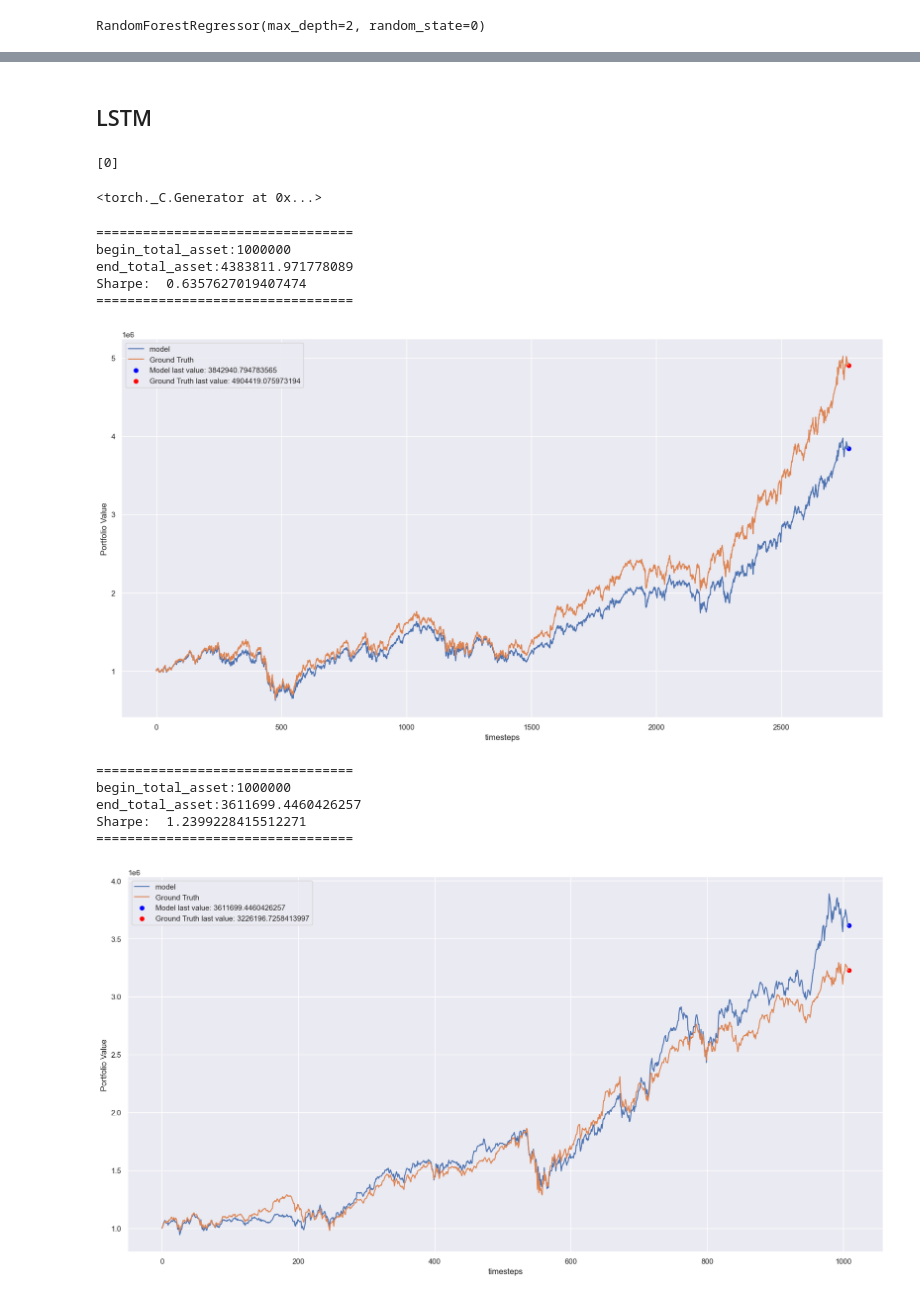
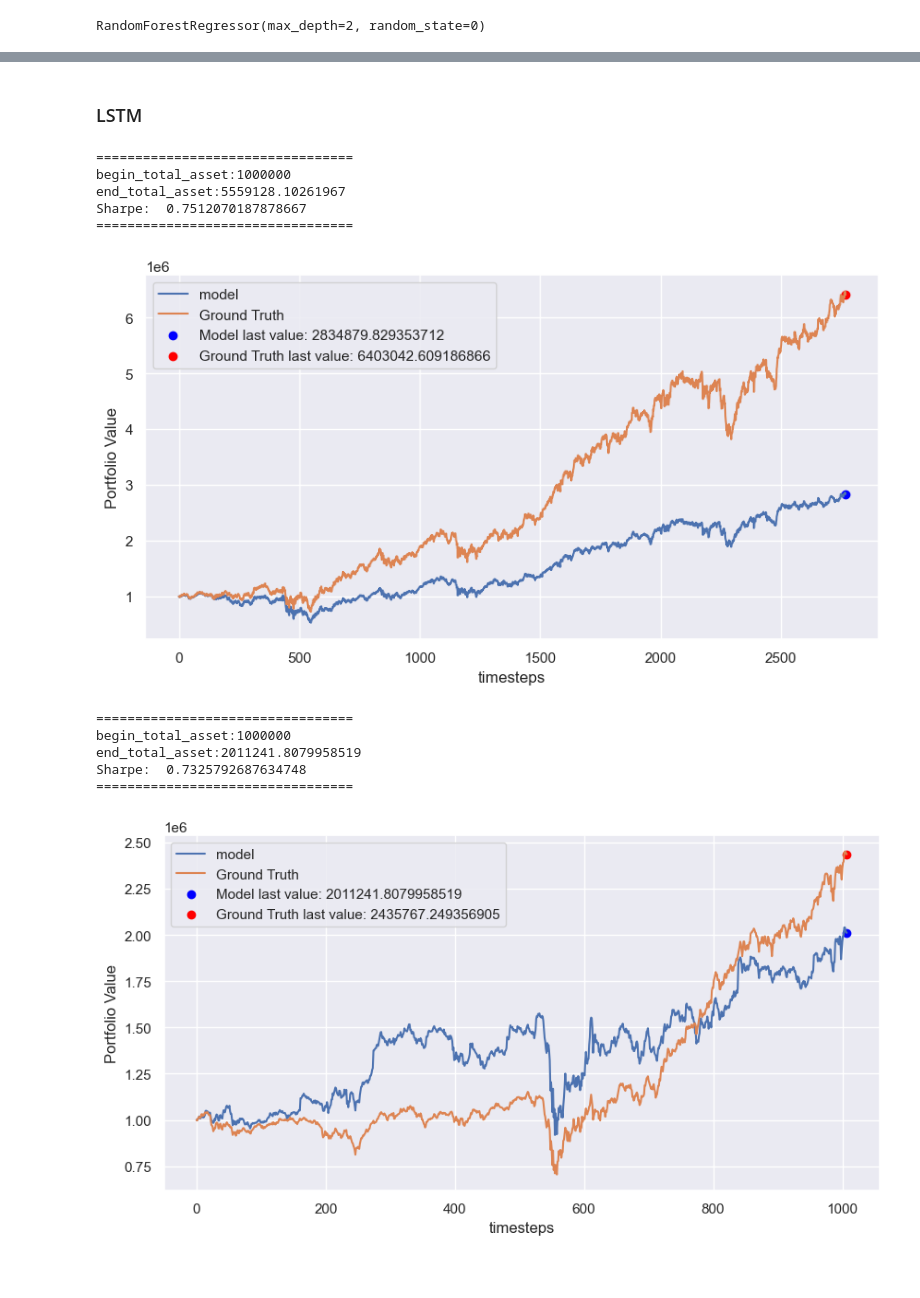
Before and after one commit to AI4Finance-Foundation/FinRL_Imitation_Learning, a Jupyter notebook: Imitation_Sandbox.ipynb, the cells around one changed output, grey strips where cells are left out. Saved outputs shown, nothing was run; the diff lists cells and outputs as text; code cells hidden in the pictures.

```diff
--- a/Imitation_Sandbox.ipynb
+++ b/Imitation_Sandbox.ipynb
@@ -29,7 +26,7 @@ import pandas_datareader.data as web
 
 %matplotlib inline
 %pylab inline
-pylab.rcParams['figure.figsize'] = (20,10)
+pylab.rcParams['figure.figsize'] = (10,5)
 # %% [output]
 %pylab is deprecated, use %matplotlib inline and import the required libraries.
 Populating the interactive namespace from numpy and matplotlib
@@ -130,13 +133,18 @@ Feature Dimension: 4
 # %%
 # Train
 retail_train = StockPortfolioEnv.sample_from_env(i=0, env=e_train_gym, weights=train_data["moribvol"])
-true_portfolio_train = e_train_gym.asset_memory
-true_actions_train = e_train_gym.actions_memory
+retail_portfolio_train = e_train_gym.asset_memory
+retail_actions_train = e_train_gym.actions_memory
 
 # Trade
 _ = StockPortfolioEnv.sample_from_env(i=0, env=e_trade_gym, weights=trade_data["moribvol"])
-true_portfolio_trade = e_trade_gym.asset_memory
-true_actions_trade = e_trade_gym.actions_memory
+retail_portfolio_trade = e_trade_gym.asset_memory
+retail_actions_trade = e_trade_gym.actions_memory
+
+# Full
+_ = StockPortfolioEnv.sample_from_env(i=0, env=env, weights=full_data["moribvol"])
+retail_portfolio_full = env.asset_memory
+retail_actions_full = env.actions_memory
 # %% [output]
 =================================
 begin_total_asset:1000000
@@ -198,6 +220,9 @@ class Dataset(torch.utils.data.Dataset):
                 X = StandardScaler(with_mean=True, with_std=True).fit_transform(X)
             self.X = torch.from_numpy(X)
             self.y = torch.from_numpy(y)
+        else:
+            self.X = torch.tensor(X).float()
+            self.y = torch.tensor(y).float()
 
     def __len__(self):
         return len(self.X)
@@ -407,25 +457,5 @@ strong multicollinearity problems or that the design matrix is singular.
 # %% [markdown]
-## LSTM
+### LSTM
-# %%
-# Set seeds
-seed = 0
-e_train_gym.seed(seed)
-e_train_gym.action_space.seed(seed)
-torch.manual_seed(seed)
-np.random.seed(seed)
-
-# Prepare dataset
-X = X.astype(np.float32)
-Y = Y.astype(np.float32)
-X_trade = X_trade.astype(np.float32)
-Y_trade = Y_trade.astype(np.float32)
-
-train_dataset = Dataset(X.values.reshape(-1, stock_dimension*feature_dimension), Y.values.reshape(-1, stock_dimension))
-train_dataloader = torch.utils.data.DataLoader(train_dataset, batch_size=256, shuffle=True)
-trade_dataset = Dataset(X_trade.values.reshape(-1, stock_dimension*feature_dimension), Y_trade.values.reshape(-1, stock_dimension))
-# %% [output]
-[0]
-<torch._C.Generator at 0x...>
 # %%
 class LSTMModel(nn.Module):
     def __init__(self, input_size, hidden_size, num_layers, output_size):
@@ -459,26 +489,26 @@ for epoch in range(num_epochs):
 # %%
 # train
 lstm_fit = lstm(train_dataset.X).detach().numpy()
 _ = StockPortfolioEnv.sample_from_env(i=0, env=e_train_gym, weights=lstm_fit)
 lstm_portfolio_train = e_train_gym.asset_memory
-plot_portfolio(reg_portfolio_train, true_portfolio_train)
+plot_portfolio(reg_portfolio_train, retail_portfolio_train)
 
 # trade
 lstm_trade = lstm(trade_dataset.X).detach().numpy()
 _ = StockPortfolioEnv.sample_from_env(i=0, env=e_trade_gym, weights=lstm_trade)
 lstm_portfolio_trade = e_trade_gym.asset_memory
-plot_portfolio(lstm_portfolio_trade, true_portfolio_trade)
+plot_portfolio(lstm_portfolio_trade, retail_portfolio_trade)
 # %% [output]
 =================================
 begin_total_asset:1000000
-end_total_asset:4383811.971778089
-Sharpe:  0.6357627019407474
+end_total_asset:5559128.10261967
+Sharpe:  0.7512070187878667
 =================================
-[figure, old version]
+[figure, new version]
 =================================
 begin_total_asset:1000000
-end_total_asset:3611699.4460426257
-Sharpe:  1.2399228415512271
+end_total_asset:2011241.8079958519
+Sharpe:  0.7325792687634748
 =================================
-[figure, old version]
+[figure, new version]
 # %%
```
Also changed, not shown: parts of 63 cells of this notebook, 15 other files.
